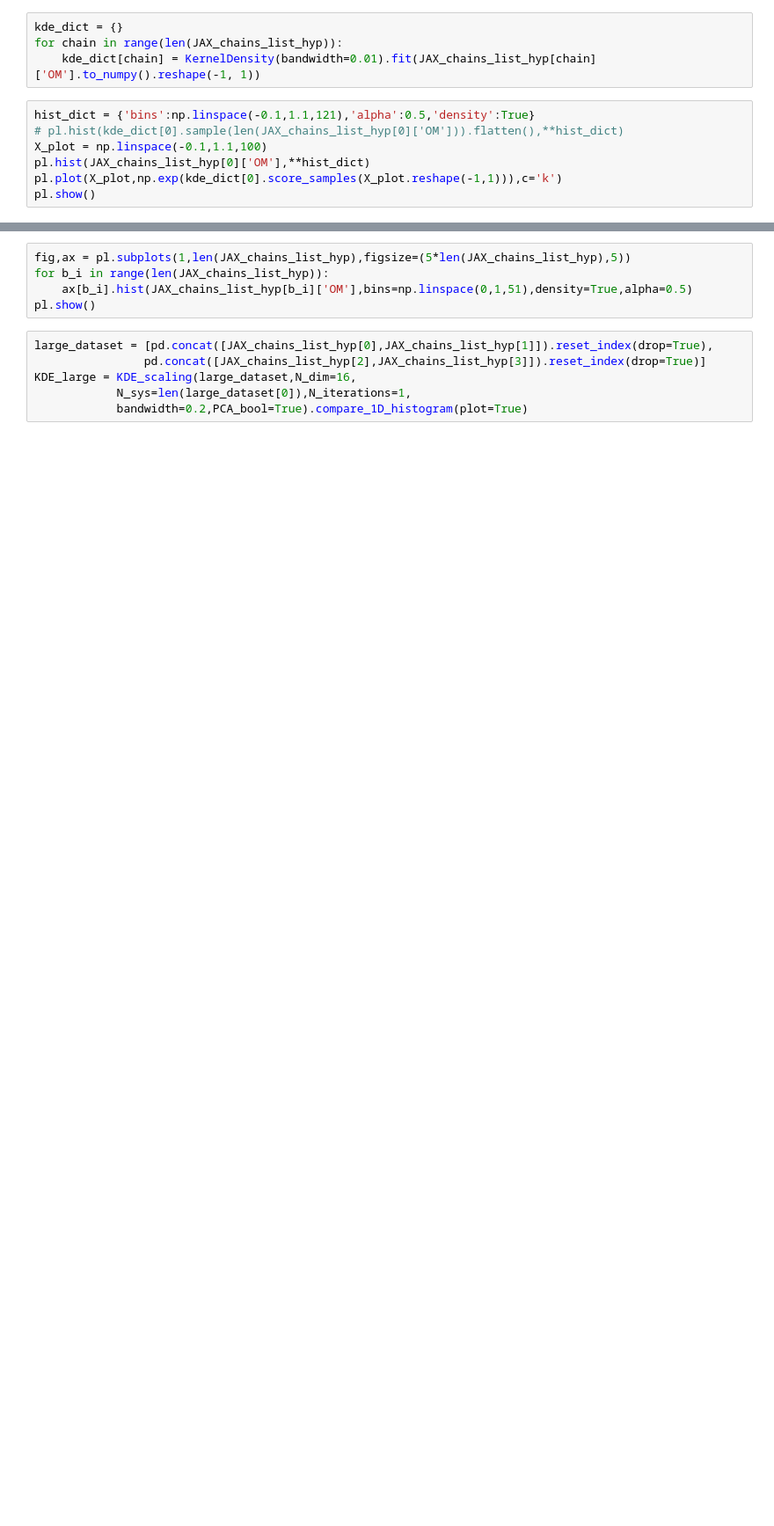
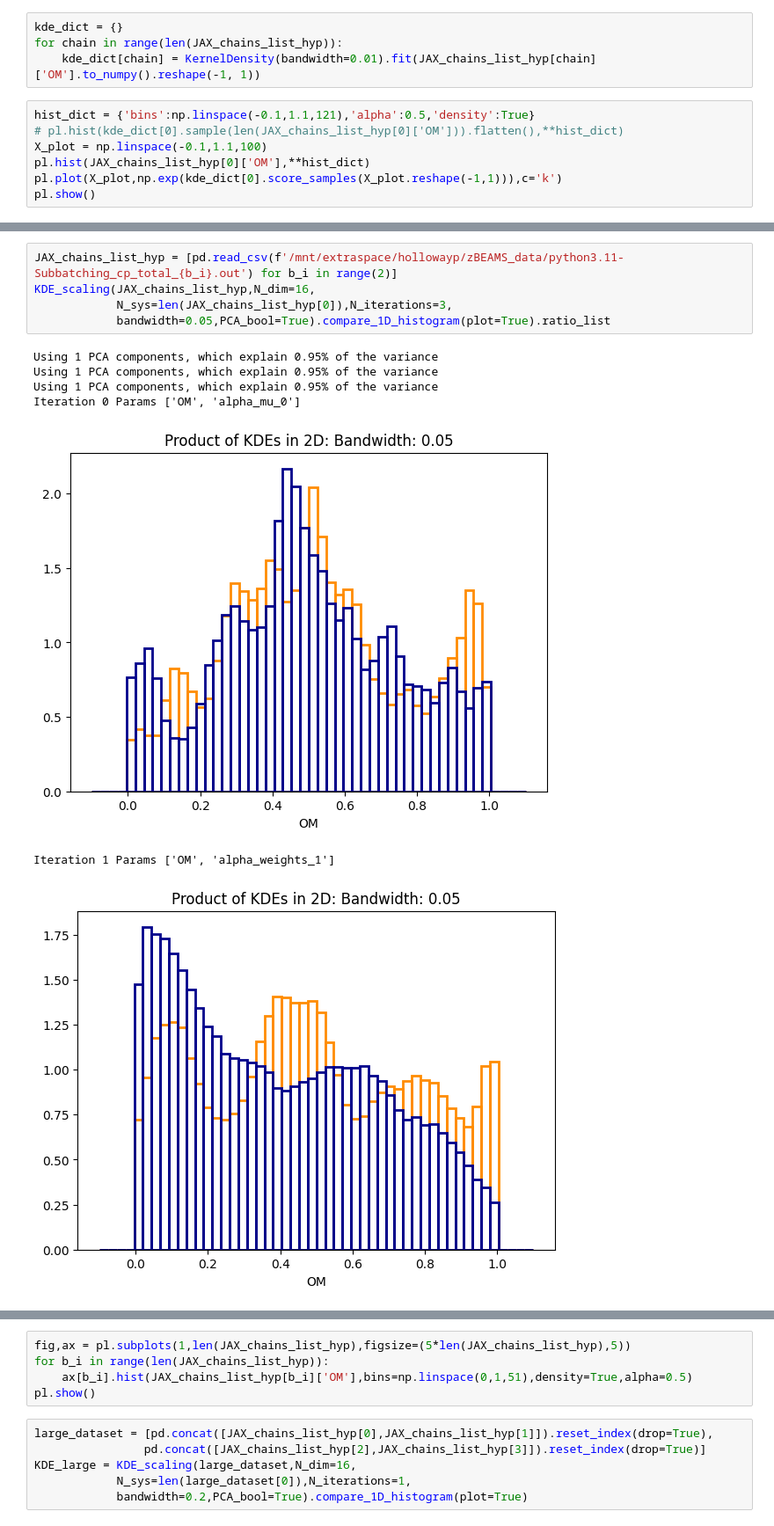
Before and after one commit to P-1884/COSMIC-BEAMS, a Jupyter notebook: KDE_Scaling_Relation.ipynb, the cells around one changed output, grey strips where cells are left out. Shown at 88% size. Drawn from its saved outputs; the diff is of its cells as text; blank space fills up the shorter version.

```diff
--- a/KDE_Scaling_Relation.ipynb
+++ b/KDE_Scaling_Relation.ipynb
@@ -209,0 +144,13 @@ for bandwidth in bandwidth_list:
+# %%
+JAX_chains_list_hyp = [pd.read_csv(f'/mnt/extraspace/hollowayp/zBEAMS_data/python3.11-Subbatching_cp_total_{b_i}.out') for b_i in range(2)]
+KDE_scaling(JAX_chains_list_hyp,N_dim=16,
+            N_sys=len(JAX_chains_list_hyp[0]),N_iterations=3,
+            bandwidth=0.05,PCA_bool=True).compare_1D_histogram(plot=True).ratio_list
+# %% [output]
+Using 1 PCA components, which explain 0.95% of the variance
+Using 1 PCA components, which explain 0.95% of the variance
+Using 1 PCA components, which explain 0.95% of the variance
+Iteration 0 Params ['OM', 'alpha_mu_0']
+[figure, added]
+Iteration 1 Params ['OM', 'alpha_weights_1']
+[figure, added]
```
Also changed, not shown: parts of 14 cells of this notebook, 17 other files.
